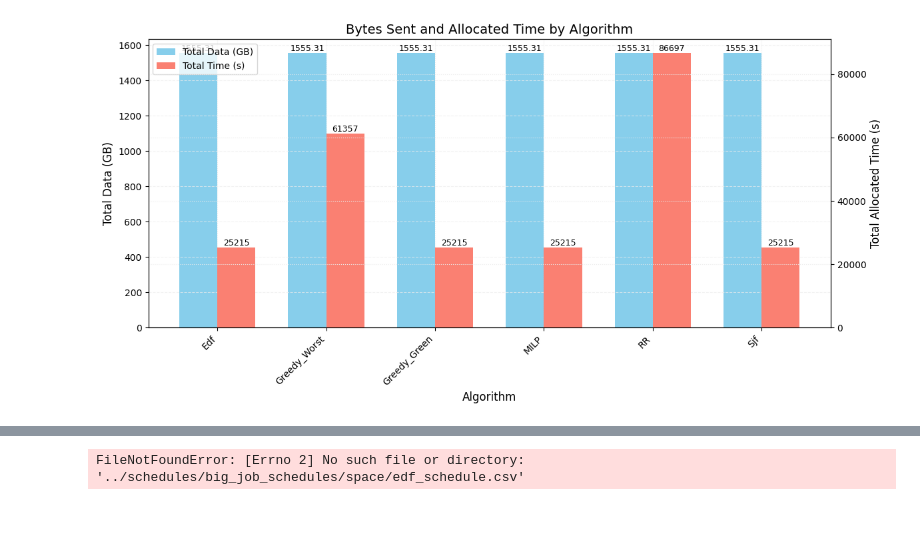
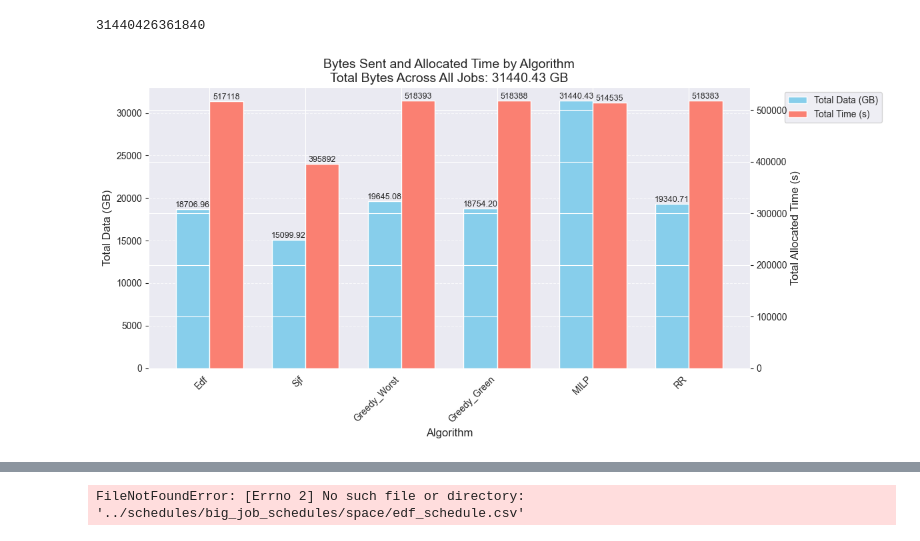
Before and after one commit to jgoldverg/GreenTransferScheduler, a Jupyter notebook: graphing/Paper_Graphs_in_Order.ipynb, the cells around one changed output, grey strips where cells are left out. Drawn from its saved outputs; the diff is of its cells as text; code cells hidden in the pictures.

```diff
--- a/graphing/Paper_Graphs_in_Order.ipynb
+++ b/graphing/Paper_Graphs_in_Order.ipynb
@@ -23,14 +23,19 @@ schedules_path = f'../schedules/{mode}/'
 graphs_output = f'../graphing/graphs/{mode}/'
 schedules = {
     'Edf': pd.read_csv(f'{schedules_path}edf_schedule.csv'),
+    'Sjf': pd.read_csv(f'{schedules_path}sjf_schedule.csv'),
     'Greedy_Worst': pd.read_csv(f'{schedules_path}worst_schedule.csv'),
     'Greedy_Green': pd.read_csv(f'{schedules_path}green_schedule.csv'),
-    'MILP': pd.read_csv(f'{schedules_path}milp_green_schedule.csv'),
+    'MILP': pd.read_csv(f'{schedules_path}milp_binary_schedule.csv'),
     'RR': pd.read_csv(f'{schedules_path}rr_schedule.csv'),
-    'Sjf': pd.read_csv(f'{schedules_path}sjf_schedule.csv'),
 }
 
+milp_schedule_df = schedules['MILP']
+milp_schedule_df['route'] = milp_schedule_df['route_key']
 associations_df = pd.read_csv('../data/associations_df.csv')
 forecasts_df = pd.read_csv('../data/forecast_data.csv')
 
 traceroute_path = '../config/traceroutes/pmeter_tr/'
+
+with open('../config/jobs_config/4000_jobs.json', 'r') as f:
+    job_data = json.load(f)
@@ -115,6 +118,9 @@ def process_pmeter_tr(pmeter_tr_path: str):
 
 
 traceroute_map, name_to_ips = process_pmeter_tr(traceroute_path)
+print(traceroute_map)
+for key, value in traceroute_map.items():
+    print(f"Key:{key} len{len(value)}")
 # %% [output]
 ../config/traceroutes/pmeter_tr/chi_to_buff.json
 ../config/traceroutes/pmeter_tr/oregon_to_tacc_chi.json
@@ -187,15 +190,26 @@ Total space workload size: 1555.31 GB
 import matplotlib.pyplot as plt
 import numpy as np
 
+# Assuming the schedules dictionary is already defined as per the previous code
 algo_totals = {}
 times_used = {}
 
+# Calculate the total bytes and time for each algorithm
 for algo, df in schedules.items():
     bytes_in_algo = 0
     for key, row in df.iterrows():
-        bytes_sent = (row['throughput'] * row['allocated_time']) / (8 * 1024 ** 3)  # Convert to GB
+        bytes_sent = ((row['throughput']/8) * row['allocated_time'])/1e9  # Convert to GB
         algo_totals[algo] = algo_totals.get(algo, 0) + bytes_sent
         times_used[algo] = times_used.get(algo, 0) + row['allocated_time']
+
+# Calculate total bytes across all jobs
+total_bytes = 0
+for job in job_data:
+    total_bytes += job['bytes']
+
+print(total_bytes)
+
+total_bytes = total_bytes / 1e9
 
 algos = list(algo_totals.keys())
 bytes_values = list(algo_totals.values())
@@ -210,41 +224,41 @@ width = 0.35  # Bar width
 bars_bytes = ax1.bar(x - width/2, bytes_values, width, color='skyblue', label='Total Data (GB)')
 ax1.set_xlabel("Algorithm", fontsize=12)
 ax1.set_ylabel("Total Data (GB)", fontsize=12)
-ax1.set_title("Bytes Sent and Allocated Time by Algorithm", fontsize=14)
+ax1.set_title(f"Bytes Sent and Allocated Time by Algorithm\nTotal Bytes Across All Jobs: {total_bytes:.2f} GB", fontsize=14)
 ax1.grid(axis='y', linestyle='--', alpha=0.7)
 
 # Add value labels for bytes
 for bar in bars_bytes:
     height = bar.get_height()
     ax1.text(bar.get_x() + bar.get_width() / 2., height,
              f"{height:.2f}",
              ha='center', va='bottom', fontsize=9)
 
 # Create secondary axis (for time)
 ax2 = ax1.twinx()
 bars_time = ax2.bar(x + width/2, time_values, width, color='salmon', label='Total Time (s)')
 ax2.set_ylabel("Total Allocated Time (s)", fontsize=12)
 
 # Add value labels for time
 for bar in bars_time:
     height = bar.get_height()
     ax2.text(bar.get_x() + bar.get_width() / 2., height,
              f"{height:.0f}",
              ha='center', va='bottom', fontsize=9)
 
-# Customize x-axis
 ax1.set_xticks(x)
 ax1.set_xticklabels(algos, rotation=45, ha='right')
 
-# Combine legends
 lines1, labels1 = ax1.get_legend_handles_labels()
 lines2, labels2 = ax2.get_legend_handles_labels()
-ax1.legend(lines1 + lines2, labels1 + labels2, loc='upper left')
+ax1.legend(lines1 + lines2, labels1 + labels2, loc='upper left', bbox_to_anchor=(1.05, 1))
 
 plt.tight_layout()
+plt.savefig(f"{graphs_output}/algo_comparison.pdf", dpi=800, format="pdf")
 plt.show()
 # %% [output]
+31440426361840
-[figure, old version]
+[figure, new version]
 # %%
 def total_emissions_schedule(schedule_df, schedule_name):
     """Calculate and print total carbon emissions for a schedule"""
```
Also changed, not shown: parts of 10 cells of this notebook, 5 other files.
